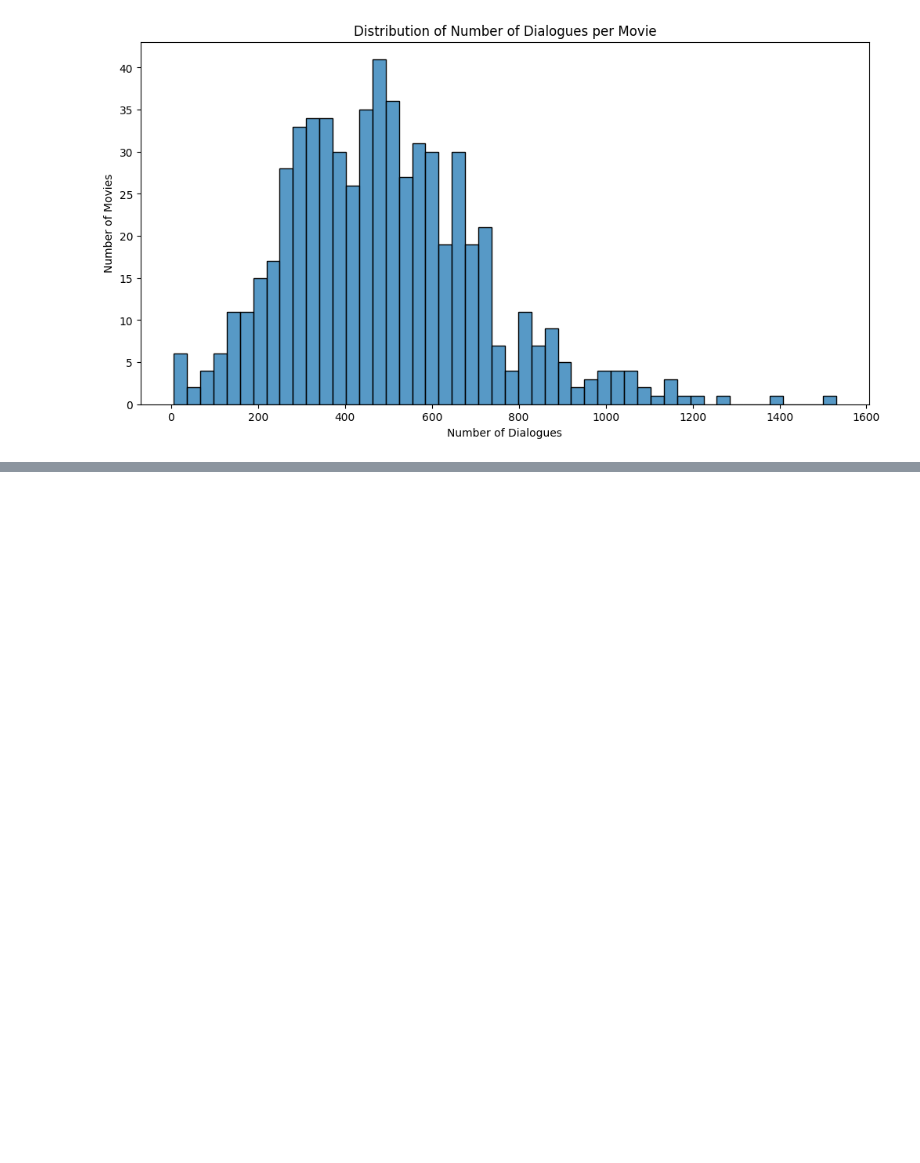
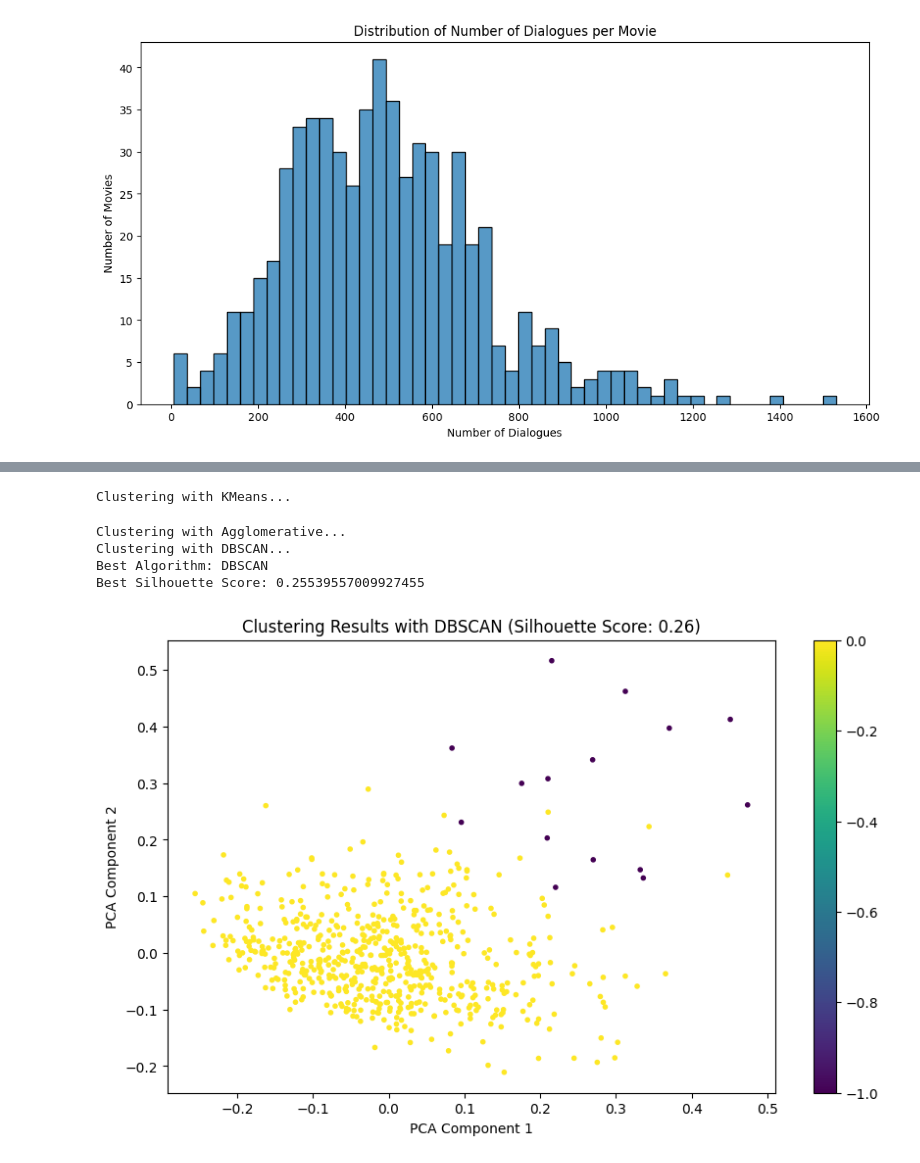
Before and after one commit to dstephenhaynes/DTSA5510, a Jupyter notebook: DTSA5510_Final.ipynb, the cells around one changed output, grey strips where cells are left out. Drawn from its saved outputs; the diff is of its cells as text; code cells hidden in the pictures; blank space fills up the shorter version.

```diff
--- a/DTSA5510_Final.ipynb
+++ b/DTSA5510_Final.ipynb
@@ -411,0 +471,75 @@ ValueError: Found array with 0 sample(s) (shape=(0, 50)) while a minimum of 1 is
+# %%
+import numpy as np
+import matplotlib.pyplot as plt
+from sklearn.cluster import KMeans, AgglomerativeClustering, DBSCAN
+from sklearn.metrics import silhouette_score
+from sklearn.decomposition import PCA
+import pickle
+
+# Load TF-IDF vectorized data
+with open('vectorized_data.pkl', 'rb') as file:
+    vectorized_data = pickle.load(file)
+
+# Extract TF-IDF vectors
+tfidf_vectors = vectorized_data['TF-IDF']
+
+# Reduce dimensionality for visualization
+pca = PCA(n_components=2)
+tfidf_vectors_pca = pca.fit_transform(tfidf_vectors.toarray())
+
+# Define clustering algorithms and their parameters
+clustering_algorithms = [
+    ('KMeans', KMeans(n_clusters=5, random_state=42)),
+    ('Agglomerative', AgglomerativeClustering(n_clusters=5)),
+    ('DBSCAN', DBSCAN(eps=0.9573684210526316, min_samples=5))
+]
+
+best_silhouette_score = -1
+best_algorithm = None
+best_clusters = None
+
+# Iterate through clustering algorithms
+for algorithm_name, algorithm in clustering_algorithms:
+    print(f"Clustering with {algorithm_name}...")
+
+    # Convert sparse matrix to dense if necessary
+    if algorithm_name == 'Agglomerative':
+        tfidf_vectors_dense = tfidf_vectors.toarray()
+        clusters = algorithm.fit_predict(tfidf_vectors_dense)
+    else:
+        clusters = algorithm.fit_predict(tfidf_vectors)
+
+    # Check if the number of clusters is sufficient
+    unique_clusters = np.unique(clusters)
+    if len(unique_clusters) < 2:
+        print(f"Skipping {algorithm_name} due to insufficient clusters.")
+        continue  # Skip this algorithm
+
+    # Calculate Silhouette Score
+    silhouette_avg = silhouette_score(tfidf_vectors, clusters)
+
+    # Check if the current algorithm yields a better silhouette score
+    if silhouette_avg > best_silhouette_score:
+        best_silhouette_score = silhouette_avg
+        best_algorithm = algorithm_name
+        best_clusters = clusters
+
+# Print the best clustering algorithm and its Silhouette Score
+print("Best Algorithm:", best_algorithm)
+print("Best Silhouette Score:", best_silhouette_score)
+
+# Visualize the best clustering results
+plt.figure(figsize=(10, 6))
+plt.scatter(tfidf_vectors_pca[:, 0], tfidf_vectors_pca[:, 1], c=best_clusters, cmap='viridis', marker='.')
+plt.title(f"Clustering Results with {best_algorithm} (Silhouette Score: {best_silhouette_score:.2f})")
+plt.xlabel('PCA Component 1')
+plt.ylabel('PCA Component 2')
+plt.colorbar()
+plt.show()
+# %% [output]
+Clustering with KMeans...
+Clustering with Agglomerative...
+Clustering with DBSCAN...
+Best Algorithm: DBSCAN
+Best Silhouette Score: 0.25539557009927455
+[figure, added]
```
Also changed, not shown: parts of 27 cells of this notebook.
